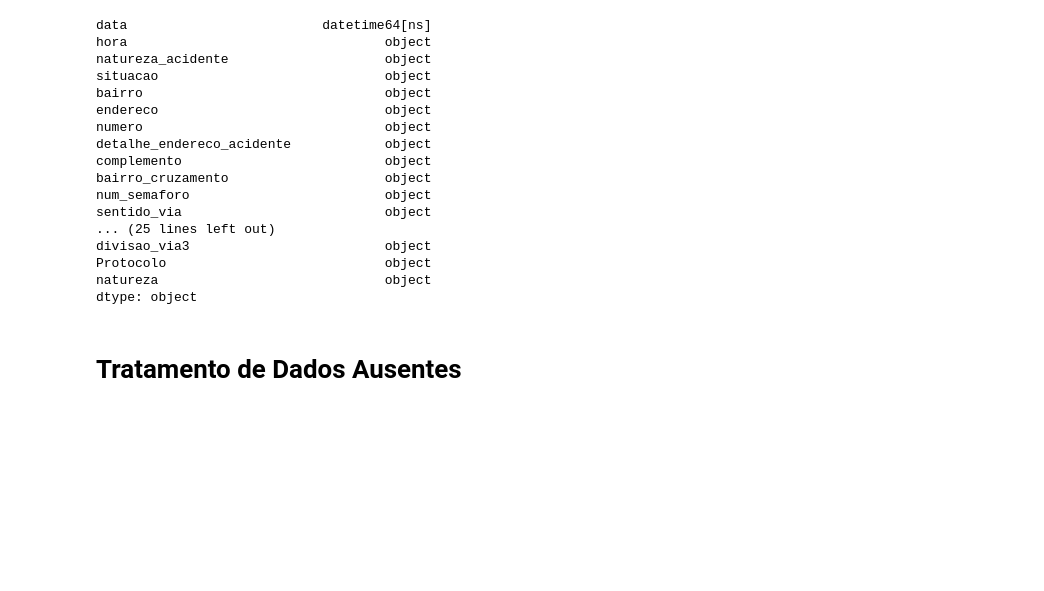
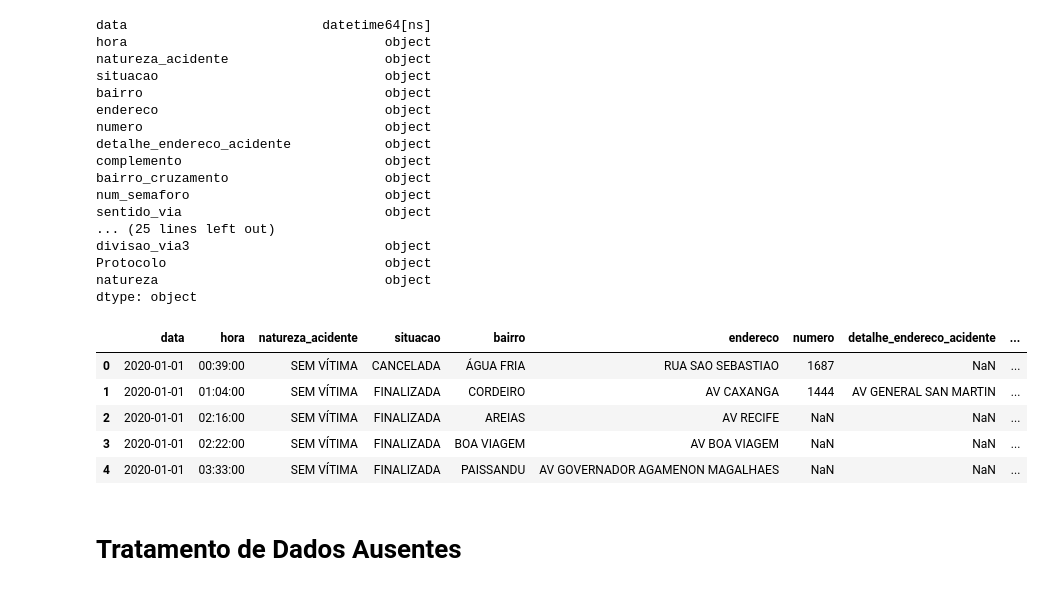
Before and after one commit to OtavioAugustoOliveira/DataScience_if697, a Jupyter notebook: 1_projeto/pre_processing.ipynb, the cells around one changed output. Drawn from its saved outputs; the diff is of its cells as text; code cells hidden in the pictures; blank space fills up the shorter version.

```diff
--- a/1_projeto/pre_processing.ipynb
+++ b/1_projeto/pre_processing.ipynb
@@ -126,6 +126,15 @@ divisao_via3                         object
 Protocolo                            object
 natureza                             object
 dtype: object
+# %%
+df_acidentes.head()
+# %% [output]
+|  | data | hora | natureza_acidente | situacao | bairro | endereco | numero | detalhe_endereco_acidente | ... |
+| 0 | 2020-01-01 | 00:39:00 | SEM VÍTIMA | CANCELADA | ÁGUA FRIA | RUA SAO SEBASTIAO | 1687 | NaN | ... |
+| 1 | 2020-01-01 | 01:04:00 | SEM VÍTIMA | FINALIZADA | CORDEIRO | AV CAXANGA | 1444 | AV GENERAL SAN MARTIN | ... |
+| 2 | 2020-01-01 | 02:16:00 | SEM VÍTIMA | FINALIZADA | AREIAS | AV RECIFE | NaN | NaN | ... |
+| 3 | 2020-01-01 | 02:22:00 | SEM VÍTIMA | FINALIZADA | BOA VIAGEM | AV BOA VIAGEM | NaN | NaN | ... |
+| 4 | 2020-01-01 | 03:33:00 | SEM VÍTIMA | FINALIZADA | PAISSANDU | AV GOVERNADOR AGAMENON MAGALHAES | NaN | NaN | ... |
 # %% [markdown]
 # Tratamento de Dados Ausentes
 # %%
```
Also changed, not shown: parts of 12 cells of this notebook, 7 other files.
